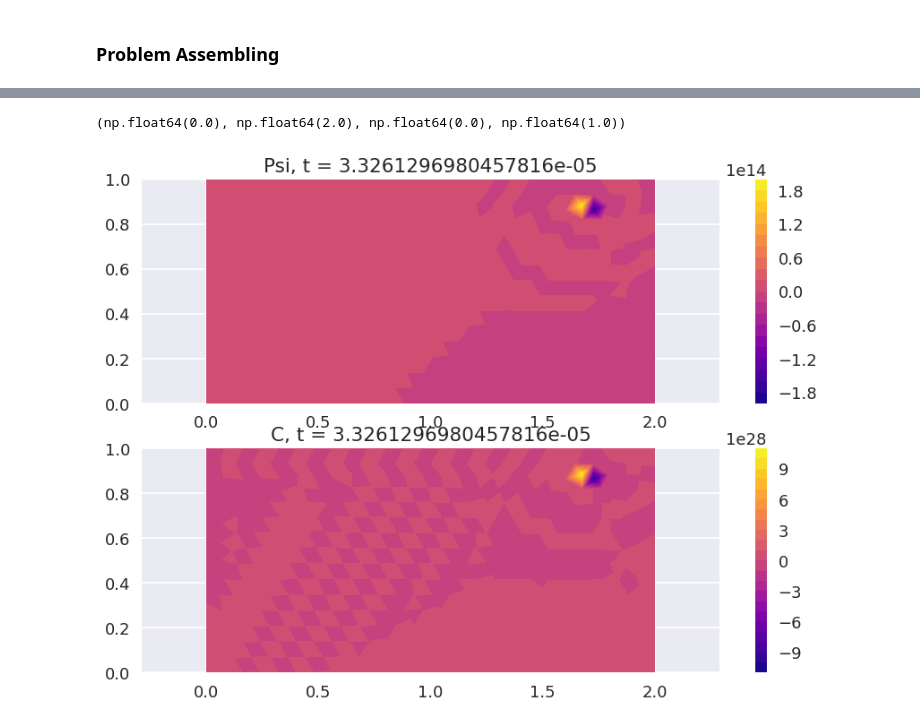
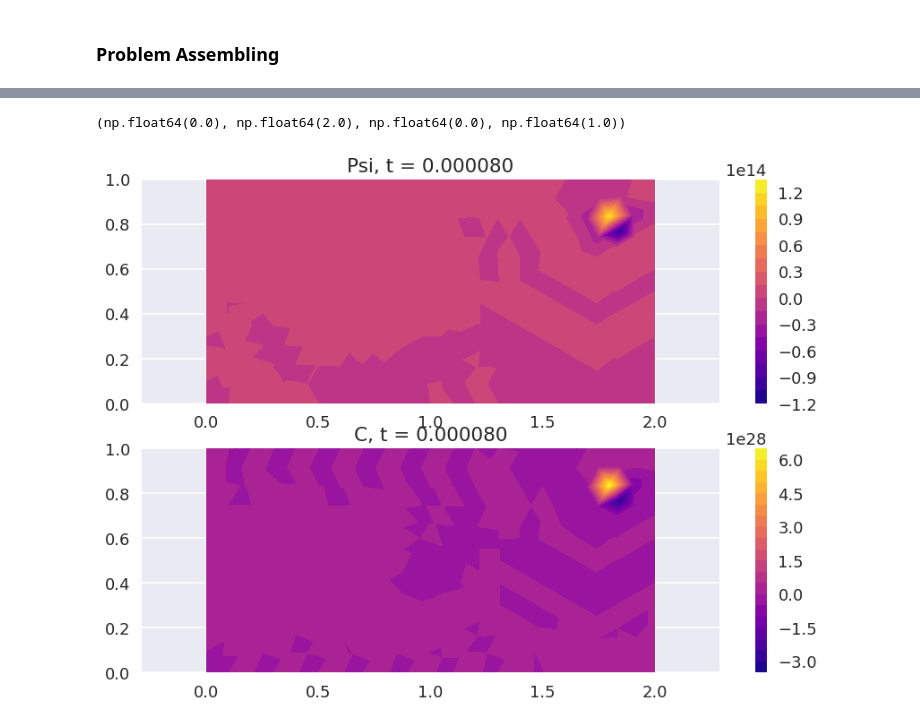
Before and after one commit to RicardoRG73/GFDM-Interfaces, a Jupyter notebook: Examples/ex6.ipynb, the cells around one changed output, grey strips where cells are left out. Drawn from its saved outputs; the diff is of its cells as text; code cells hidden in the pictures.

```diff
--- a/Examples/ex6.ipynb
+++ b/Examples/ex6.ipynb
@@ -60,7 +60,7 @@ Text(0.5, 1.0, 'Geometry')
 # %% [markdown]
 ### Mesh
 # %%
-mesh = cfm.GmshMesh(g,el_size_factor=0.08)
+mesh = cfm.GmshMesh(g,el_size_factor=0.1)
 
 coords, edof, dofs, bdofs, elementmarkers = mesh.create()
 verts, faces, vertices_per_face, is_3d = cfv.ce2vf(
@@ -91,15 +91,13 @@ right_nodes = np.asarray(bdofs[right]) - 1
 top_nodes = np.asarray(bdofs[top]) - 1
 bottom_nodes = np.asarray(bdofs[bottom]) - 1
 
-# removing corner nodes from each side in top nodes
-top_nodes = np.setdiff1d(top_nodes, left_nodes)
-top_nodes = np.setdiff1d(top_nodes, right_nodes)
+# removing corner nodes from each side
+bottom_nodes = np.setdiff1d(bottom_nodes, [0,1])
+top_nodes = np.setdiff1d(top_nodes, [2,3])
+right_nodes = np.setdiff1d(right_nodes, [1,2])
+left_nodes = np.setdiff1d(left_nodes, [0,3])
 
-# removing corner nodes from each side in bottom nodes
-bottom_nodes = np.setdiff1d(bottom_nodes, left_nodes)
-bottom_nodes = np.setdiff1d(bottom_nodes, right_nodes)
-
-boundary_nodes = np.hstack((left_nodes, right_nodes, top_nodes, bottom_nodes))
+boundary_nodes = np.hstack(([0,1,2,3],left_nodes, right_nodes, top_nodes, bottom_nodes))
 
 interior_nodes = np.setdiff1d(np.arange(coords.shape[0]), boundary_nodes)
 
@@ -110,6 +108,7 @@ nodes_to_plot = (
     right_nodes,
     top_nodes,
     bottom_nodes,
+    [0,1,2,3]
 )
 labels = (
     "interior",
@@ -117,6 +116,7 @@ labels = (
     "right",
     "top",
     "bottom",
+    "corners"
 )
 plt.figure(figsize=(7,4))
 for nodes, label in zip(nodes_to_plot, labels):
@@ -144,18 +144,14 @@ neumann_condition = lambda p: 0
 from GFDMI import GFDMI_2D_problem as gfdmi
 
 # Psi lapacian operator
-top_nodes_psi = np.hstack((top_nodes, [2,3]))
-bottom_nodes_psi = np.hstack((bottom_nodes, [0,1]))
-left_nodes_psi = np.setdiff1d(left_nodes, [0,3])
-right_nodes_psi = np.setdiff1d(right_nodes, [1,2])
-
-
 problem = gfdmi(coords, faces, L, source)
 problem.add_material("surfce", k, interior_nodes)
-problem.add_dirichlet_boundary("top", top_nodes_psi, lambda p: 1)
-problem.add_dirichlet_boundary("bottom", bottom_nodes_psi, lambda p: 0)
-problem.add_neumann_boundary("left", k, left_nodes_psi, neumann_condition)
-problem.add_neumann_boundary("right", k, right_nodes_psi, neumann_condition)
+problem.add_dirichlet_boundary("top", top_nodes, lambda p: 1)
+problem.add_dirichlet_boundary("bottom", bottom_nodes, lambda p: 0)
+problem.add_neumann_boundary("left", k, left_nodes, neumann_condition)
+problem.add_neumann_boundary("right", k, right_nodes, neumann_condition)
+problem.add_dirichlet_boundary("top corners", [2,3], lambda p: 1)
+problem.add_dirichlet_boundary("bottom corners", [0,1], lambda p: 0)
 
 D2psi, F2psi = problem.create_system_K_F()
 
@@ -174,6 +170,8 @@ problem.add_dirichlet_boundary("left", left_nodes, lambda p: 0)
 problem.add_dirichlet_boundary("right", right_nodes, lambda p: 1)
 problem.add_neumann_boundary("top", k, top_nodes, neumann_condition)
 problem.add_neumann_boundary("bottom", k, bottom_nodes, neumann_condition)
+problem.add_dirichlet_boundary("left corners", [0,3], lambda p: 0)
+problem.add_dirichlet_boundary("right corners", [1,2], lambda p: 1)
 
 D2c, F2c = problem.create_system_K_F()
 
@@ -257,33 +262,33 @@ AttributeError: module 'scipy.sparse' has no attribute 'zeros'
 # %%
 #%% Animation
 from matplotlib.animation import FuncAnimation
 fig = plt.figure()
 
 ax1 = fig.add_subplot(2,1,1)
 ax2 = fig.add_subplot(2,1,2)
 
 index = sol.t.shape[0] - 1
 cont1 = ax1.tricontourf(
     coords[:,0],
     coords[:,1],
     U[:N,index],
     cmap="plasma",
     levels=20
 )
 fig.colorbar(cont1)
-ax1.set_title(f"Psi, t = {sol.t[index]}")
+ax1.set_title(f"Psi, t = {sol.t[index]:.6f}")
 ax1.axis("equal")
 
 cont2 = ax2.tricontourf(
     coords[:,0],
     coords[:,1],
     U[N:,index],
     cmap="plasma",
     levels=20
 )
 fig.colorbar(cont2)
-ax2.set_title(f"C, t = {sol.t[index]}")
+ax2.set_title(f"C, t = {sol.t[index]:.6f}")
 ax2.axis("equal")
 # %% [output]
 (np.float64(0.0), np.float64(2.0), np.float64(0.0), np.float64(1.0))
-[figure, old version]
+[figure, new version]
```
Also changed, not shown: parts of 3 cells of this notebook, 4 other files.
